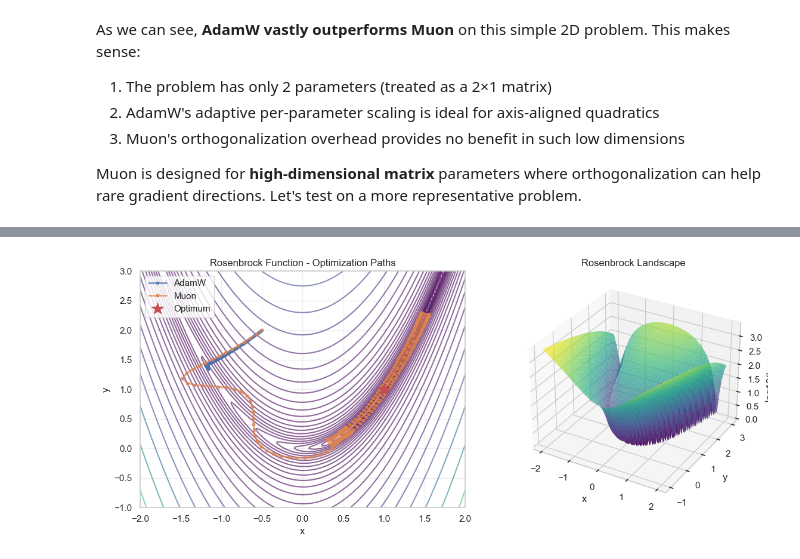
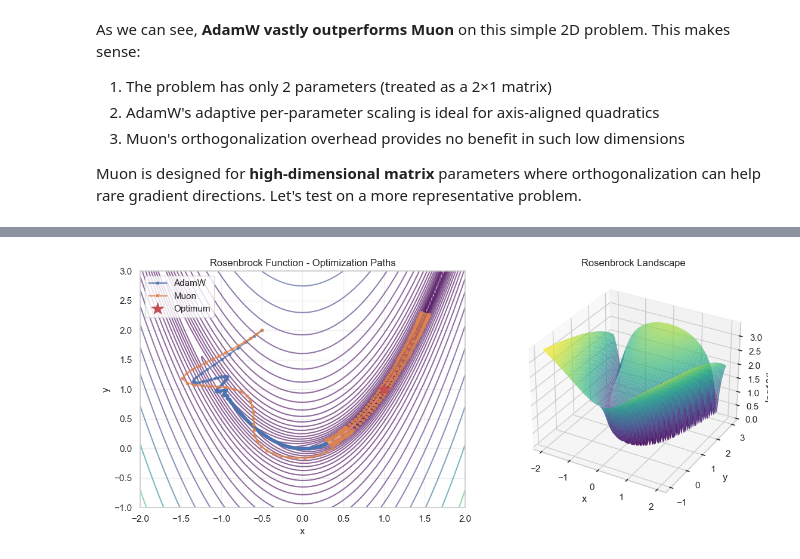
Before and after one commit to dougUCN/muon-tutorial, a Jupyter notebook: muon.ipynb, the cells around one changed output, grey strips where cells are left out. Saved outputs shown, nothing was run; the diff lists cells and outputs as text; code cells hidden in the pictures.

```diff
--- a/muon.ipynb
+++ b/muon.ipynb
@@ -291,7 +291,6 @@ def muon_step(w, g, m, t, alpha=0.01, beta=0.95):
     w_new = w - alpha * u
     return w_new, m
 # %%
-# Run optimization with tuned hyperparameters
 np.random.seed(42)
 steps = 100
 w_init = np.array([1.0, 1.0])
@@ -305,7 +304,9 @@ loss_adamw = [objective(w_adamw)]
 
 for t in range(1, steps + 1):
     g = gradient(w_adamw)
-    w_adamw, m_adamw, v_adamw = adamw_step(w_adamw, g, m_adamw, v_adamw, t, alpha=0.1, lambda_=0.0)
+    w_adamw, m_adamw, v_adamw = adamw_step(
+        w_adamw, g, m_adamw, v_adamw, t, alpha=0.1, lambda_=0.01
+    )
     trajectory_adamw.append(w_adamw.copy())
     loss_adamw.append(objective(w_adamw))
 
@@ -385,12 +398,14 @@ Muon is designed for **high-dimensional matrix** parameters where orthogonalizat
 # Rosenbrock function: f(x,y) = (a-x)^2 + b(y-x^2)^2
 # Classic ill-conditioned problem with narrow parabolic valley
 def rosenbrock(w, a=1, b=100):
-    return (a - w[0])**2 + b * (w[1] - w[0]**2)**2
+    return (a - w[0]) ** 2 + b * (w[1] - w[0] ** 2) ** 2
+
 
 def rosenbrock_grad(w, a=1, b=100):
-    dx = -2*(a - w[0]) - 4*b*w[0]*(w[1] - w[0]**2)
-    dy = 2*b*(w[1] - w[0]**2)
+    dx = -2 * (a - w[0]) - 4 * b * w[0] * (w[1] - w[0] ** 2)
+    dy = 2 * b * (w[1] - w[0] ** 2)
     return np.array([dx, dy])
+
 
 # Run optimization
 np.random.seed(42)
@@ -406,7 +421,9 @@ trajectory_adamw_rb = [w_adamw_rb.copy()]
 
 for t in range(1, steps + 1):
     g = rosenbrock_grad(w_adamw_rb)
-    w_adamw_rb, m_adamw_rb, v_adamw_rb = adamw_step(w_adamw_rb, g, m_adamw_rb, v_adamw_rb, t, alpha=0.01, lambda_=0.0)
+    w_adamw_rb, m_adamw_rb, v_adamw_rb = adamw_step(
+        w_adamw_rb, g, m_adamw_rb, v_adamw_rb, t, alpha=0.1, lambda_=0.01
+    )
     loss_adamw_rb.append(rosenbrock(w_adamw_rb))
     trajectory_adamw_rb.append(w_adamw_rb.copy())
 
@@ -440,38 +457,66 @@ AdamW final loss: 4.667869
 Muon final loss:  0.700718
 # %%
 # Visualize the Rosenbrock landscape
+highlight_epoch = None  # User-specified epoch of interest
+
 x = np.linspace(-2, 2, 200)
 y = np.linspace(-1, 3, 200)
 X, Y = np.meshgrid(x, y)
-Z = (1 - X)**2 + 100 * (Y - X**2)**2
+Z = (1 - X) ** 2 + 100 * (Y - X**2) ** 2
 
 plt.figure(figsize=(12, 5))
 
 # Contour plot with optimization paths
 plt.subplot(1, 2, 1)
-plt.contour(X, Y, Z, levels=np.logspace(-1, 3.5, 30), cmap='viridis', alpha=0.6)
-plt.plot(trajectory_adamw_rb[:, 0], trajectory_adamw_rb[:, 1], 'o-',
-         label='AdamW', linewidth=2, markersize=3, alpha=0.7)
-plt.plot(trajectory_muon_rb[:, 0], trajectory_muon_rb[:, 1], 's-',
-         label='Muon', linewidth=2, markersize=3, alpha=0.7)
-plt.plot(1, 1, 'r*', markersize=15, label='Optimum')
-plt.xlabel('x')
-plt.ylabel('y')
-plt.title('Rosenbrock Function - Optimization Paths')
+plt.contour(X, Y, Z, levels=np.logspace(-1, 3.5, 30), cmap="viridis", alpha=0.6)
+plt.plot(
+    trajectory_adamw_rb[:, 0],
+    trajectory_adamw_rb[:, 1],
+    "o-",
+    label="AdamW",
+    linewidth=2,
+    markersize=3,
+    alpha=0.7,
+)
+plt.plot(
+    trajectory_muon_rb[:, 0],
+    trajectory_muon_rb[:, 1],
+    "s-",
+    label="Muon",
+    linewidth=2,
+    markersize=3,
+    alpha=0.7,
+)
+if highlight_epoch:
+    plt.scatter(
+        trajectory_muon_rb[highlight_epoch, 0],
+        trajectory_muon_rb[highlight_epoch, 1],
+        color="red",
+        s=200,
+        marker="*",
+        zorder=5,
+        edgecolors="black",
+        linewidths=2,
+        label=f"Epoch {highlight_epoch}",
+    )
+plt.plot(1, 1, "r*", markersize=15, label="Optimum")
+plt.xlabel("x")
+plt.ylabel("y")
+plt.title("Rosenbrock Function - Optimization Paths")
 plt.legend()
 plt.grid(True, alpha=0.3)
 
 # 3D surface plot
-ax = plt.subplot(1, 2, 2, projection='3d')
-ax.plot_surface(X, Y, np.log10(Z + 1), cmap='viridis', alpha=0.7, edgecolor='none')
-ax.set_xlabel('x')
-ax.set_ylabel('y')
-ax.set_zlabel('log10(Loss + 1)')
-ax.set_title('Rosenbrock Landscape')
+ax = plt.subplot(1, 2, 2, projection="3d")
+ax.plot_surface(X, Y, np.log10(Z + 1), cmap="viridis", alpha=0.7, edgecolor="none")
+ax.set_xlabel("x")
+ax.set_ylabel("y")
+ax.set_zlabel("log10(Loss + 1)")
+ax.set_title("Rosenbrock Landscape")
 plt.tight_layout()
 plt.show()
 # %% [output]
-[figure, old version]
+[figure, new version]
 # %%
 # Plot loss curves
 plt.figure(figsize=(10, 5))
```
Also changed, not shown: parts of 7 cells of this notebook, 1 other file.
